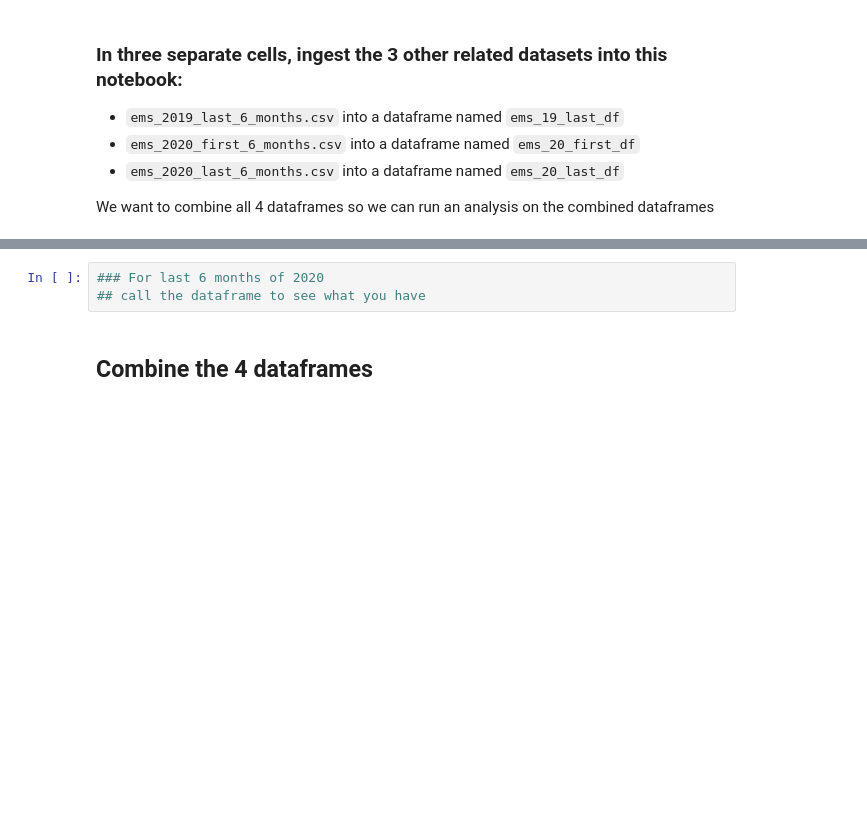
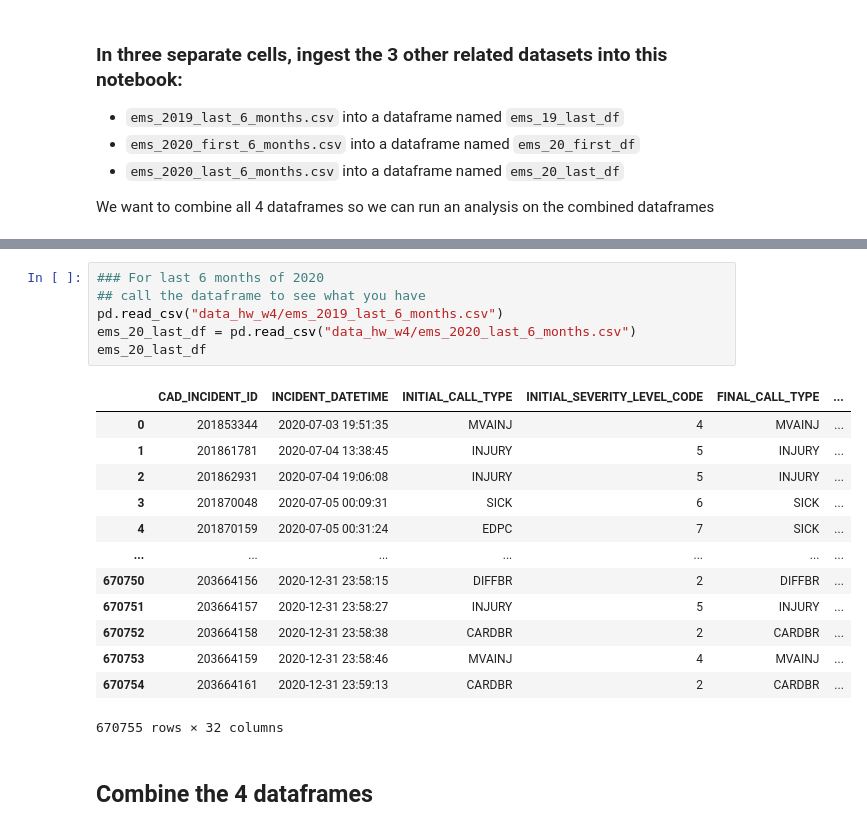
Before and after one commit to arubybonilla/2023-spring-data-journalism, a Jupyter notebook: hw-for-wk-04-pt2-ingest-data-BLANK.ipynb, the cells around one changed output, grey strips where cells are left out. Cells and saved outputs as stored; diff of their text form; blank space fills up the shorter version.

```diff
--- a/hw-for-wk-04-pt2-ingest-data-BLANK.ipynb
+++ b/hw-for-wk-04-pt2-ingest-data-BLANK.ipynb
@@ -103,6 +137,23 @@ We want to combine all 4 dataframes so we can run an analysis on the combined da
 # %%
 ### For last 6 months of 2020
 ## call the dataframe to see what you have
+pd.read_csv("data_hw_w4/ems_2019_last_6_months.csv")
+ems_20_last_df = pd.read_csv("data_hw_w4/ems_2020_last_6_months.csv")
+ems_20_last_df
+# %% [output]
+|  | CAD_INCIDENT_ID | INCIDENT_DATETIME | INITIAL_CALL_TYPE | INITIAL_SEVERITY_LEVEL_CODE | FINAL_CALL_TYPE | ... |
+| 0 | 201853344 | 2020-07-03 19:51:35 | MVAINJ | 4 | MVAINJ | ... |
+| 1 | 201861781 | 2020-07-04 13:38:45 | INJURY | 5 | INJURY | ... |
+| 2 | 201862931 | 2020-07-04 19:06:08 | INJURY | 5 | INJURY | ... |
+| 3 | 201870048 | 2020-07-05 00:09:31 | SICK | 6 | SICK | ... |
+| 4 | 201870159 | 2020-07-05 00:31:24 | EDPC | 7 | SICK | ... |
+| ... | ... | ... | ... | ... | ... | ... |
+| 670750 | 203664156 | 2020-12-31 23:58:15 | DIFFBR | 2 | DIFFBR | ... |
+| 670751 | 203664157 | 2020-12-31 23:58:27 | INJURY | 5 | INJURY | ... |
+| 670752 | 203664158 | 2020-12-31 23:58:38 | CARDBR | 2 | CARDBR | ... |
+| 670753 | 203664159 | 2020-12-31 23:58:46 | MVAINJ | 4 | MVAINJ | ... |
+| 670754 | 203664161 | 2020-12-31 23:59:13 | CARDBR | 2 | CARDBR | ... |
+670755 rows × 32 columns
 # %% [markdown]
 ## Combine the 4 dataframes
 # %%
```
Also changed, not shown: parts of 6 cells of this notebook.
